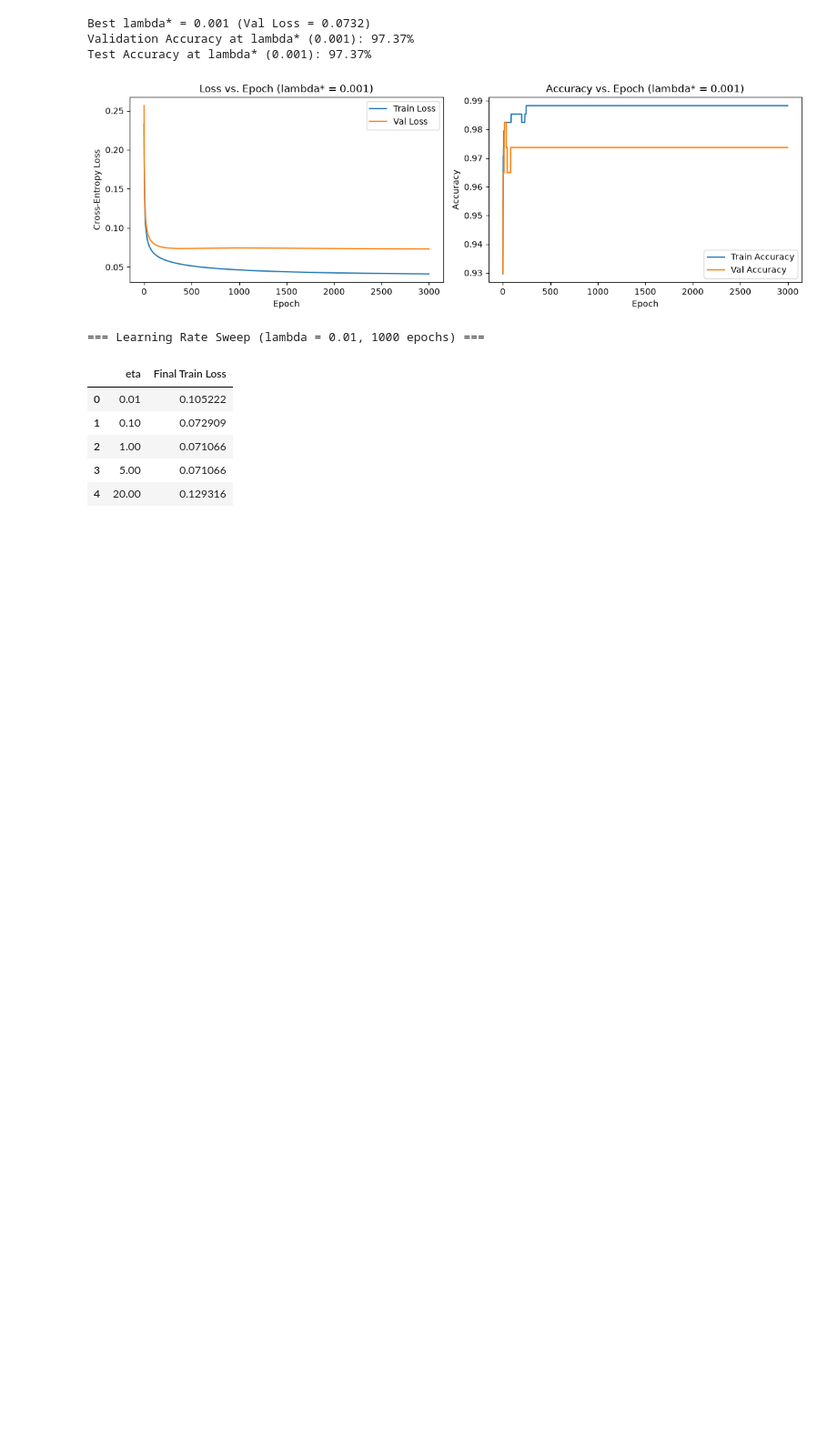
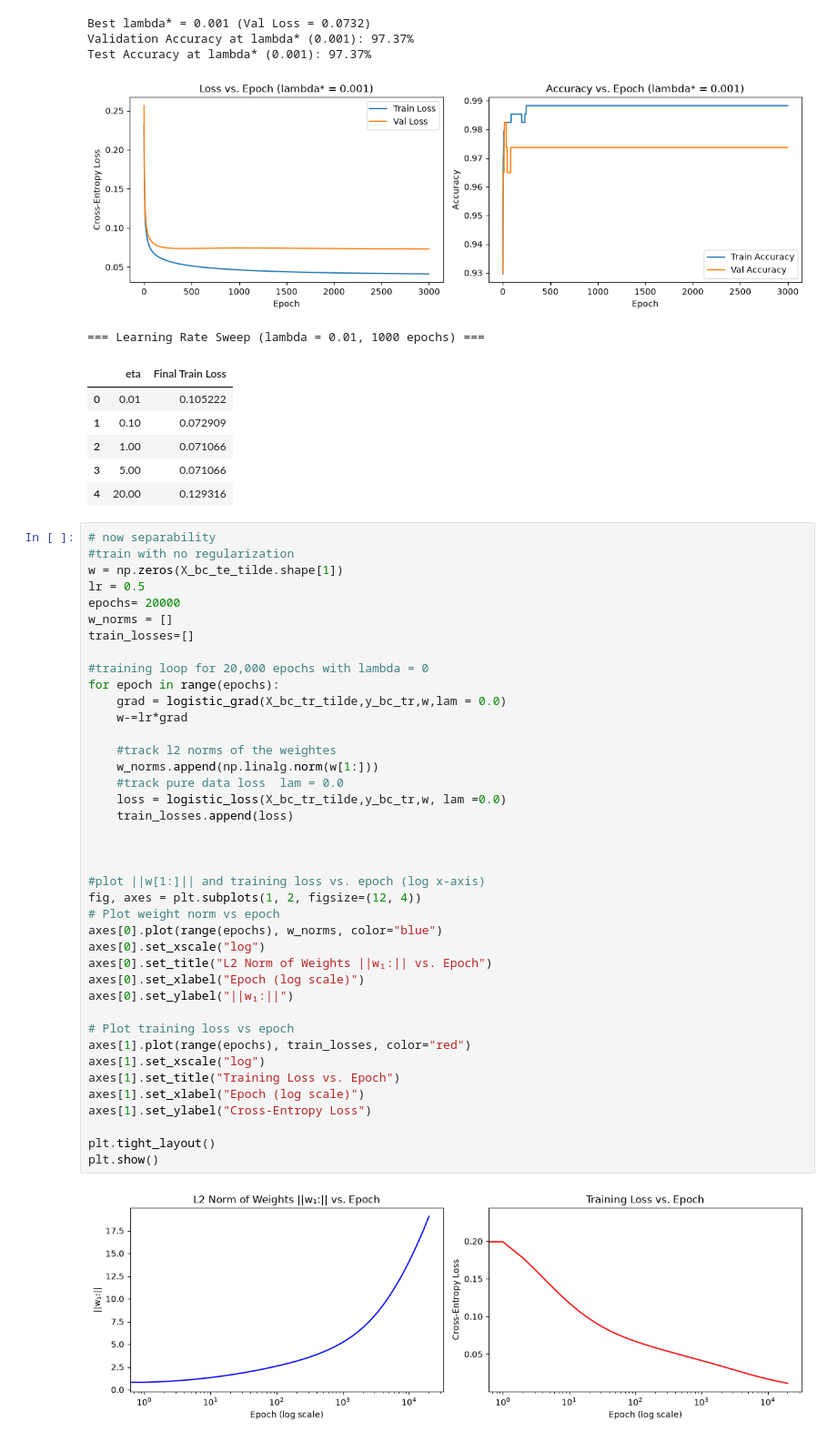
Before and after one commit to reemahmed00/ML-Assignment-2, a Jupyter notebook: notebooks/member 1/Assignment_2.ipynb, the cells around one changed output. Shown at 91% size. Saved outputs shown, nothing was run; the diff lists cells and outputs as text; blank space fills up the shorter version.

```diff
--- a/notebooks/member 1/Assignment_2.ipynb
+++ b/notebooks/member 1/Assignment_2.ipynb
@@ -458,3 +458,45 @@ Test Accuracy at lambda* (0.001): 97.37%
 | 2 | 1.00 | 0.071066 |
 | 3 | 5.00 | 0.071066 |
 | 4 | 20.00 | 0.129316 |
+# %%
+# now separability
+#train with no regularization
+w = np.zeros(X_bc_te_tilde.shape[1])
+lr = 0.5
+epochs= 20000
+w_norms = []
+train_losses=[]
+
+#training loop for 20,000 epochs with lambda = 0
+for epoch in range(epochs):
+    grad = logistic_grad(X_bc_tr_tilde,y_bc_tr,w,lam = 0.0)
+    w-=lr*grad
+
+    #track l2 norms of the weightes
+    w_norms.append(np.linalg.norm(w[1:]))
+    #track pure data loss  lam = 0.0
+    loss = logistic_loss(X_bc_tr_tilde,y_bc_tr,w, lam =0.0)
+    train_losses.append(loss)
+
+
+
+#plot ||w[1:]|| and training loss vs. epoch (log x-axis)
+fig, axes = plt.subplots(1, 2, figsize=(12, 4))
+# Plot weight norm vs epoch
+axes[0].plot(range(epochs), w_norms, color="blue")
+axes[0].set_xscale("log")
+axes[0].set_title("L2 Norm of Weights ||w₁:|| vs. Epoch")
+axes[0].set_xlabel("Epoch (log scale)")
+axes[0].set_ylabel("||w₁:||")
+
+# Plot training loss vs epoch
+axes[1].plot(range(epochs), train_losses, color="red")
+axes[1].set_xscale("log")
+axes[1].set_title("Training Loss vs. Epoch")
+axes[1].set_xlabel("Epoch (log scale)")
+axes[1].set_ylabel("Cross-Entropy Loss")
+
+plt.tight_layout()
+plt.show()
+# %% [output]
+[figure, added]
```
Also changed, not shown: parts of 2 cells of this notebook, 1 other file.
